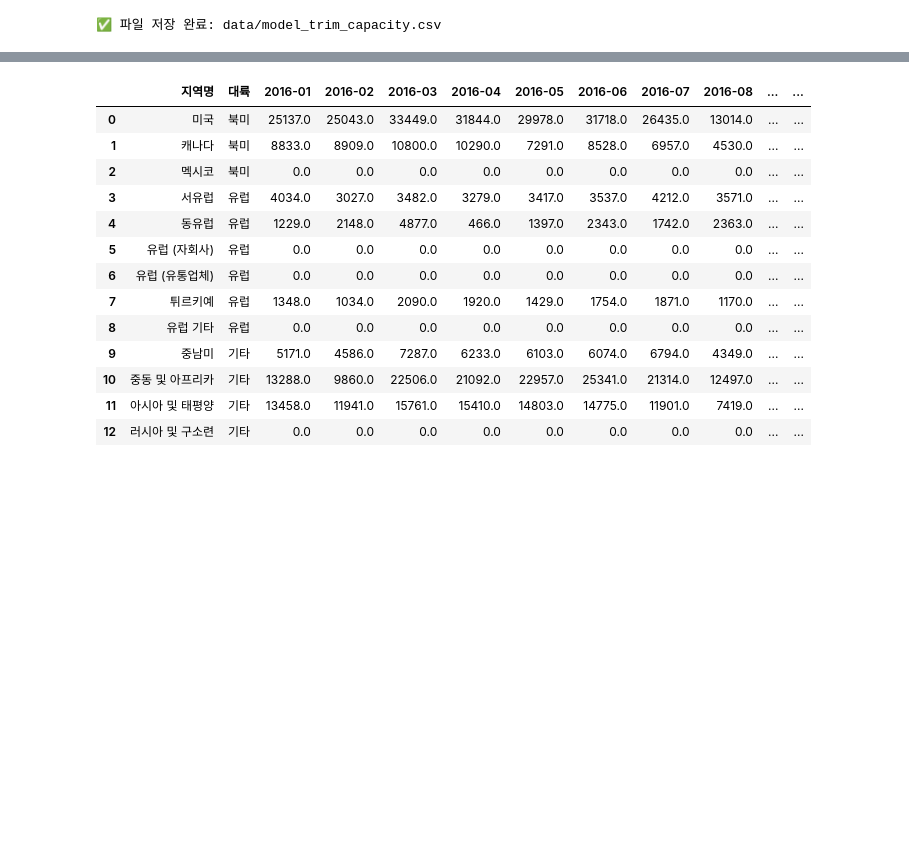
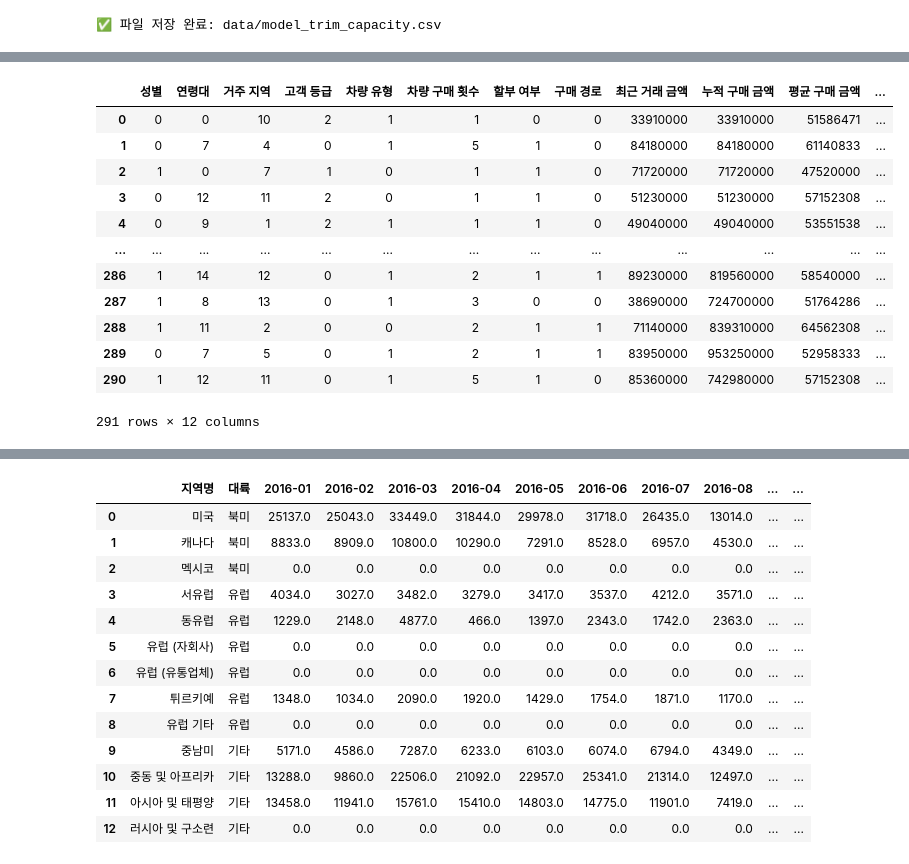
Before and after one commit to CodeWorks-hi/hyundai-crm-platform, a Jupyter notebook: preprocessing.ipynb, the cells around one changed output, grey strips where cells are left out. Saved outputs shown, nothing was run; the diff lists cells and outputs as text; code cells hidden in the pictures; blank space fills up the shorter version.

```diff
--- a/preprocessing.ipynb
+++ b/preprocessing.ipynb
@@ -57,0 +128,4 @@ print(f"✅ 파일 저장 완료: {output_path}")
+# %%
+# 3. 전처리: 결측 제거, 중요 컬럼 선택
+df = df.dropna(subset=["고객 평생 가치"])
+df = df.fillna("미확인")
@@ -57,0 +135,7 @@ print(f"✅ 파일 저장 완료: {output_path}")
+# %%
+# 5. 주요 피처 정의
+features = [
+    "성별", "연령대", "거주 지역", "고객 등급", "차량 유형",
+    "차량 구매 횟수", "할부 여부", "구매 경로",
+    "최근 거래 금액", "누적 구매 금액", "평균 구매 금액", "고객 충성도 지수"
+]
@@ -57,0 +156,16 @@ print(f"✅ 파일 저장 완료: {output_path}")
+# %%
+X
+# %% [output]
+|  | 성별 | 연령대 | 거주 지역 | 고객 등급 | 차량 유형 | 차량 구매 횟수 | 할부 여부 | 구매 경로 | 최근 거래 금액 | 누적 구매 금액 | 평균 구매 금액 | ... |
+| 0 | 0 | 0 | 10 | 2 | 1 | 1 | 0 | 0 | 33910000 | 33910000 | 51586471 | ... |
+| 1 | 0 | 7 | 4 | 0 | 1 | 5 | 1 | 0 | 84180000 | 84180000 | 61140833 | ... |
+| 2 | 1 | 0 | 7 | 1 | 0 | 1 | 1 | 0 | 71720000 | 71720000 | 47520000 | ... |
+| 3 | 0 | 12 | 11 | 2 | 0 | 1 | 1 | 0 | 51230000 | 51230000 | 57152308 | ... |
+| 4 | 0 | 9 | 1 | 2 | 1 | 1 | 1 | 0 | 49040000 | 49040000 | 53551538 | ... |
+| ... | ... | ... | ... | ... | ... | ... | ... | ... | ... | ... | ... | ... |
+| 286 | 1 | 14 | 12 | 0 | 1 | 2 | 1 | 1 | 89230000 | 819560000 | 58540000 | ... |
+| 287 | 1 | 8 | 13 | 0 | 1 | 3 | 0 | 0 | 38690000 | 724700000 | 51764286 | ... |
+| 288 | 1 | 11 | 2 | 0 | 0 | 2 | 1 | 1 | 71140000 | 839310000 | 64562308 | ... |
+| 289 | 0 | 7 | 5 | 0 | 1 | 2 | 1 | 1 | 83950000 | 953250000 | 52958333 | ... |
+| 290 | 1 | 12 | 11 | 0 | 1 | 5 | 1 | 0 | 85360000 | 742980000 | 57152308 | ... |
+291 rows × 12 columns
```
Also changed, not shown: parts of 27 cells of this notebook, 4 other files.
